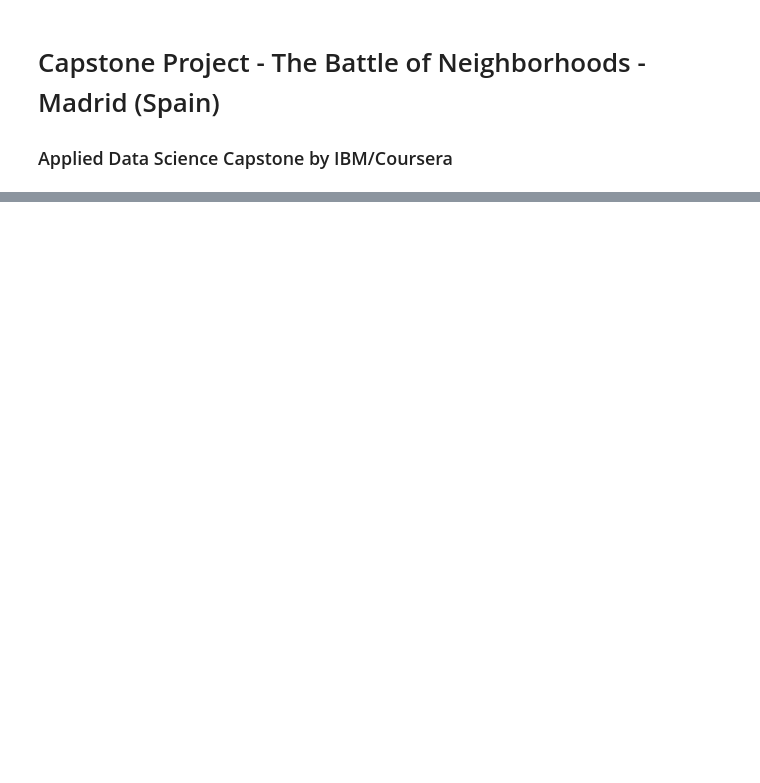
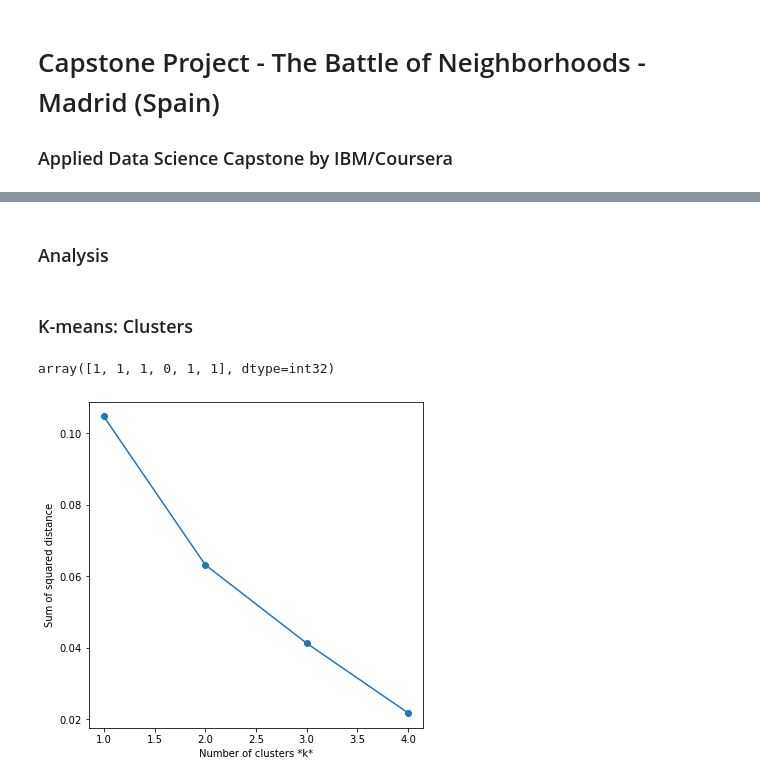
Before and after one commit to Alicia-mtz/Coursera_Capstone, a Jupyter notebook: The Battle of Neighborhoods.ipynb, the cells around one changed output, grey strips where cells are left out. Cells and saved outputs as stored; diff of their text form; code cells hidden in the pictures; blank space fills up the shorter version.

```diff
--- a/The Battle of Neighborhoods.ipynb
+++ b/The Battle of Neighborhoods.ipynb
@@ -28,0 +386,6 @@ Taking all this information into account, advantages of each area will be explai
+# %%
+# Apply the function to our dataframe. We print the neighborhoods to check that the function worked properly.
+
+centro_venues = getNearbyVenues(names=df['Neighborhoods'],
+                                   latitudes=df['Latitude'],
+                                   longitudes=df['Longitude'])
@@ -28,0 +472,5 @@ Taking all this information into account, advantages of each area will be explai
+# %%
+# Dataframe with the rest of the venues that are not restaurants:
+
+df_other_venues = centro_venues[~centro_venues['Venue Category'].str.contains('Restaurant')].reset_index(drop=True)
+df_other_venues
@@ -28,0 +538,5 @@ Taking all this information into account, advantages of each area will be explai
+# %%
+# We group by neighborhood calculating the mean of each category venue:
+
+other_venues_onehot_grouped = other_venues_onehot.groupby('Neighborhood').mean().reset_index()
+other_venues_onehot_grouped
@@ -28,0 +701,36 @@ Taking all this information into account, advantages of each area will be explai
+# %% [markdown]
+### Analysis
+# %% [markdown]
+### K-means: Clusters
+# %%
+# set number of clusters
+kclusters = 2
+
+# Drop the Neighborhood columns as it's not needed for the clustering
+other_venues_clustering = other_venues_onehot_grouped.drop('Neighborhood', 1)
+
+# run k-means clustering
+kmeans = KMeans(n_clusters=kclusters, random_state=0).fit(other_venues_clustering)
+
+# check cluster labels generated for each row in the dataframe
+kmeans.labels_[0:6]
+# %% [output]
+array([1, 1, 1, 0, 1, 1], dtype=int32)
+# %%
+# Verify with the elbow method that 2 was the best number of clusters:
+
+ssd = []
+list_k = list(range(1, 5))
+
+for k in list_k:
+    km = KMeans(n_clusters=k)
+    km.fit(other_venues_clustering)
+    ssd.append(km.inertia_)
+
+# Plot sse against k
+plt.figure(figsize=(6, 6))
+plt.plot(list_k, ssd, '-o')
+plt.xlabel(r'Number of clusters *k*')
+plt.ylabel('Sum of squared distance');
+# %% [output]
+[figure, added]
```
Also changed, not shown: parts of 94 cells of this notebook.
